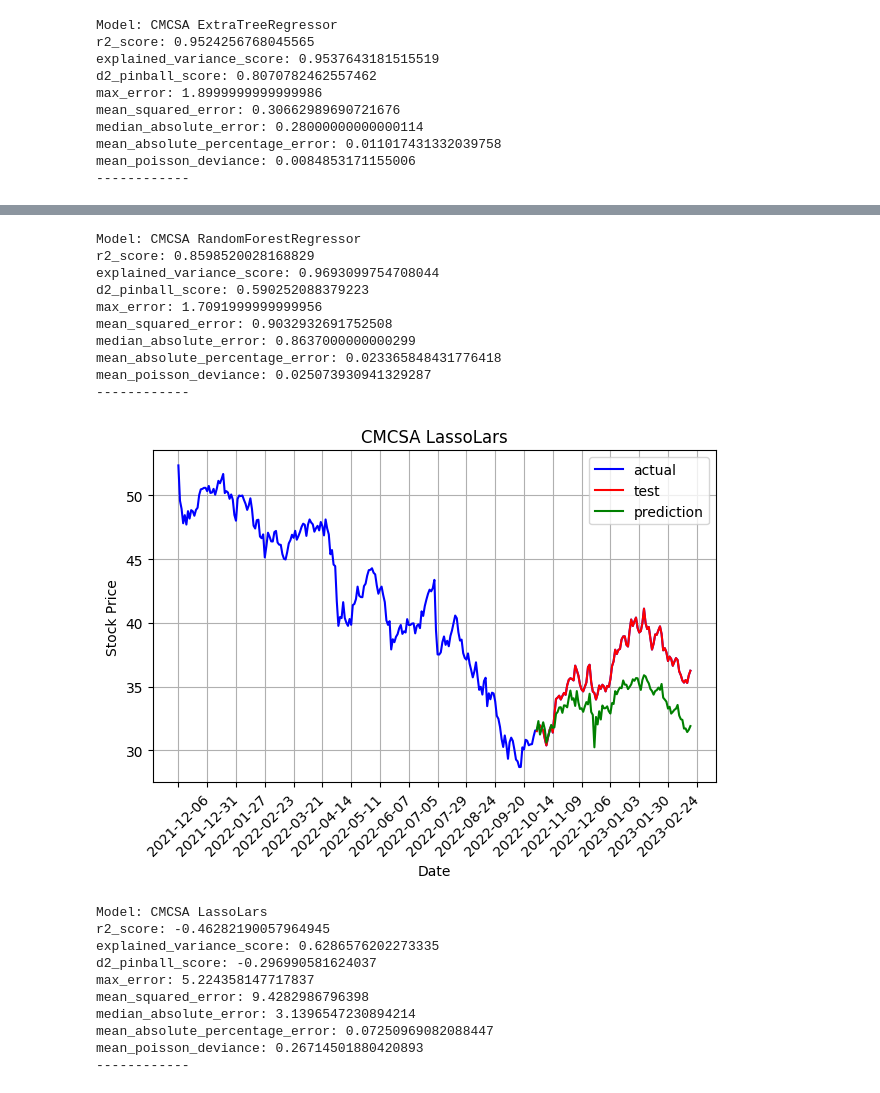
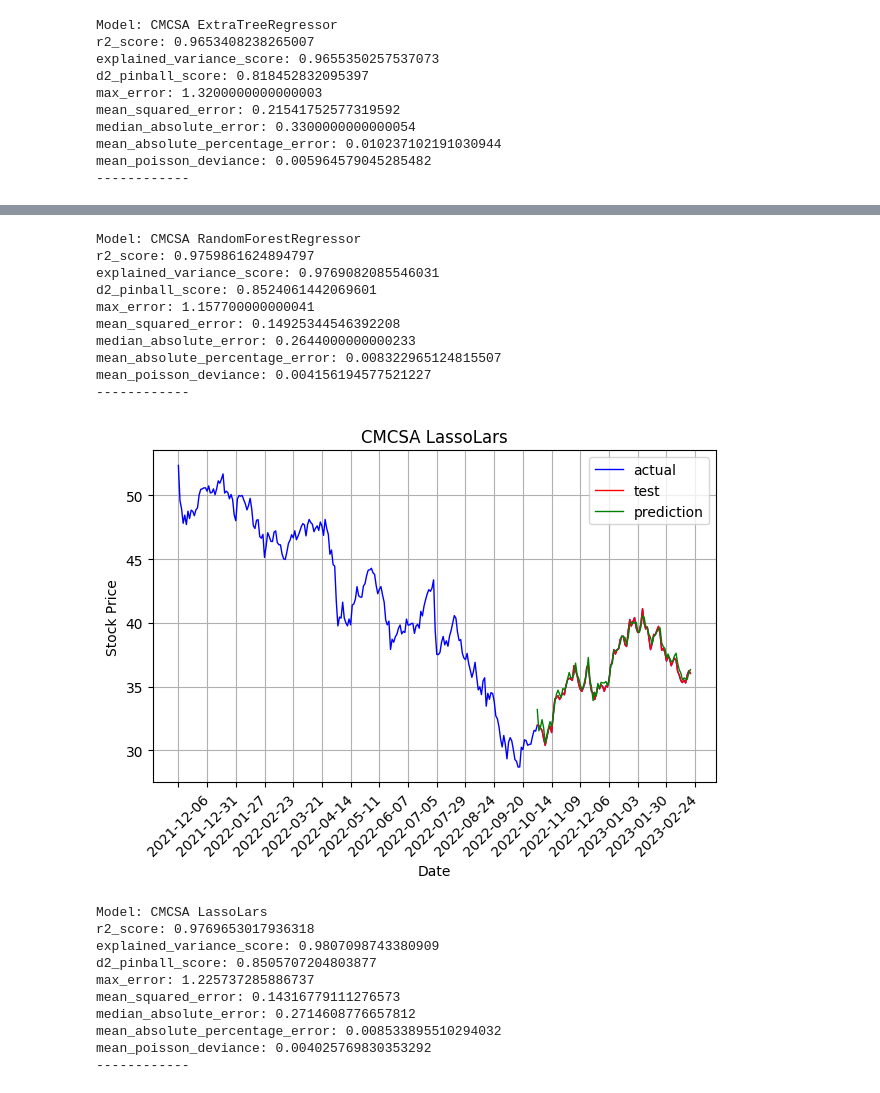
Before and after one commit to geoffpatton/dsci-521-project, a Jupyter notebook: prediction.ipynb, the cells around one changed output, grey strips where cells are left out. Cells and saved outputs as stored; diff of their text form; code cells hidden in the pictures.

```diff
--- a/prediction.ipynb
+++ b/prediction.ipynb
@@ -24,13 +24,11 @@ def plot_graph(stock_df, test_x, test_y, prediction_y, model_name):
     ax = plt.axes()
     ax.grid()
     ax.set(xlabel='Date', ylabel='Stock Price', title=model_name)
+    test_x['date'] = stock_df['date']
 
-    stock_df['date'] = pd.to_datetime(stock_df['unix_time'], unit='s').astype(str)
-    test_x['date'] = pd.to_datetime(test_x['unix_time'], unit='s').astype(str)
-
-    ax.plot(stock_df['date'], stock_df['close'], label='actual', c='b')
-    ax.plot(test_x['date'], test_y, label='test', c='r')
-    ax.plot(test_x['date'], prediction_y, label='prediction', c='g')
+    ax.plot(stock_df['date'], stock_df['close'], label='actual', c='b', linewidth=1)
+    ax.plot(test_x['date'], test_y, label='test', c='r', linewidth=1)
+    ax.plot(test_x['date'], prediction_y, label='prediction', c='g', linewidth=1)
 
     ax.xaxis.set_major_locator(mticker. MultipleLocator(18))
 
@@ -38,8 +36,6 @@ def plot_graph(stock_df, test_x, test_y, prediction_y, model_name):
         tick.set_rotation(45)
 
     plt.tight_layout()
-
-
     plt.legend()
     plt.show()
 
@@ -61,12 +57,14 @@ ticker_symbol = 'CMCSA'
 
 candle_csv_file_path = './data/candlestick_data.csv'
 
-daily_stock_df = pd.read_csv(candle_csv_file_path, header = 0).sort_values(by=['unix_time'])
+all_stock_df = pd.read_csv(candle_csv_file_path, header = 0).sort_values(by=['unix_time'])
 
-daily_stock_df = daily_stock_df[daily_stock_df['symbol'] == ticker_symbol].drop('date', axis=1).drop('symbol', axis = 1)
+company_stock_data_df = all_stock_df[all_stock_df['symbol'] == ticker_symbol]
 
-data_x = daily_stock_df.loc[:,daily_stock_df.columns != 'close' ]
-data_y = daily_stock_df['close']
+stock_analysis_data_df = company_stock_data_df.drop('date', axis=1).drop('symbol', axis = 1).drop('unix_time', axis=1)
+
+data_x = stock_analysis_data_df.loc[:,stock_analysis_data_df.columns != 'close' ]
+data_y = stock_analysis_data_df['close']
 
 x_train, x_test, y_train, y_test = train_test_split(data_x, data_y, test_size=0.3, shuffle=False, random_state=1)
 
@@ -78,6 +76,6 @@ for model in models:
     prediction_list.append([prediction, ticker_symbol + " " + str(model)[:-2]])
 
 for prediction in prediction_list:
-    plot_graph(daily_stock_df, x_test, y_test, prediction[0], prediction[1])
+    plot_graph(company_stock_data_df, x_test, y_test, prediction[0], prediction[1])
     calculate_metrics(y_test, prediction[0], prediction[1])
 # %% [output]
@@ -129,10 +127,10 @@ mean_poisson_deviance: 0.09100143555107704
 Model: CMCSA ExtraTreeRegressor
-r2_score: 0.9524256768045565
-explained_variance_score: 0.9537643181515519
-d2_pinball_score: 0.8070782462557462
-max_error: 1.8999999999999986
-mean_squared_error: 0.30662989690721676
-median_absolute_error: 0.28000000000000114
-mean_absolute_percentage_error: 0.011017431332039758
-mean_poisson_deviance: 0.0084853171155006
+r2_score: 0.9653408238265007
+explained_variance_score: 0.9655350257537073
+d2_pinball_score: 0.818452832095397
+max_error: 1.3200000000000003
+mean_squared_error: 0.21541752577319592
+median_absolute_error: 0.3300000000000054
+mean_absolute_percentage_error: 0.010237102191030944
+mean_poisson_deviance: 0.005964579045285482
 ------------
@@ -140,21 +138,21 @@ mean_poisson_deviance: 0.0084853171155006
 Model: CMCSA RandomForestRegressor
-r2_score: 0.8598520028168829
-explained_variance_score: 0.9693099754708044
-d2_pinball_score: 0.590252088379223
-max_error: 1.7091999999999956
-mean_squared_error: 0.9032932691752508
-median_absolute_error: 0.8637000000000299
-mean_absolute_percentage_error: 0.023365848431776418
-mean_poisson_deviance: 0.025073930941329287
+r2_score: 0.9759861624894797
+explained_variance_score: 0.9769082085546031
+d2_pinball_score: 0.8524061442069601
+max_error: 1.157700000000041
+mean_squared_error: 0.14925344546392208
+median_absolute_error: 0.2644000000000233
+mean_absolute_percentage_error: 0.008322965124815507
+mean_poisson_deviance: 0.004156194577521227
 ------------
-[figure, old version]
+[figure, new version]
 Model: CMCSA LassoLars
-r2_score: -0.46282190057964945
-explained_variance_score: 0.6286576202273335
-d2_pinball_score: -0.296990581624037
-max_error: 5.224358147717837
-mean_squared_error: 9.4282986796398
-median_absolute_error: 3.1396547230894214
-mean_absolute_percentage_error: 0.07250969082088447
-mean_poisson_deviance: 0.26714501880420893
+r2_score: 0.9769653017936318
+explained_variance_score: 0.9807098743380909
+d2_pinball_score: 0.8505707204803877
+max_error: 1.225737285886737
+mean_squared_error: 0.14316779111276573
+median_absolute_error: 0.2714608776657812
+mean_absolute_percentage_error: 0.008533895510294032
+mean_poisson_deviance: 0.004025769830353292
 ------------
```
Also changed, not shown: parts of 3 cells of this notebook, 5 other files.
